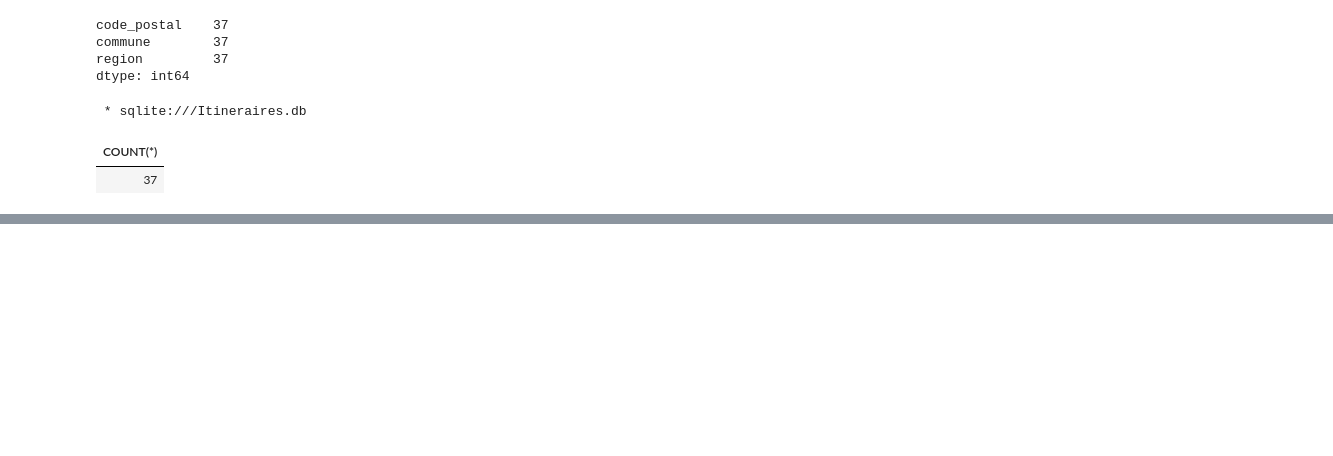
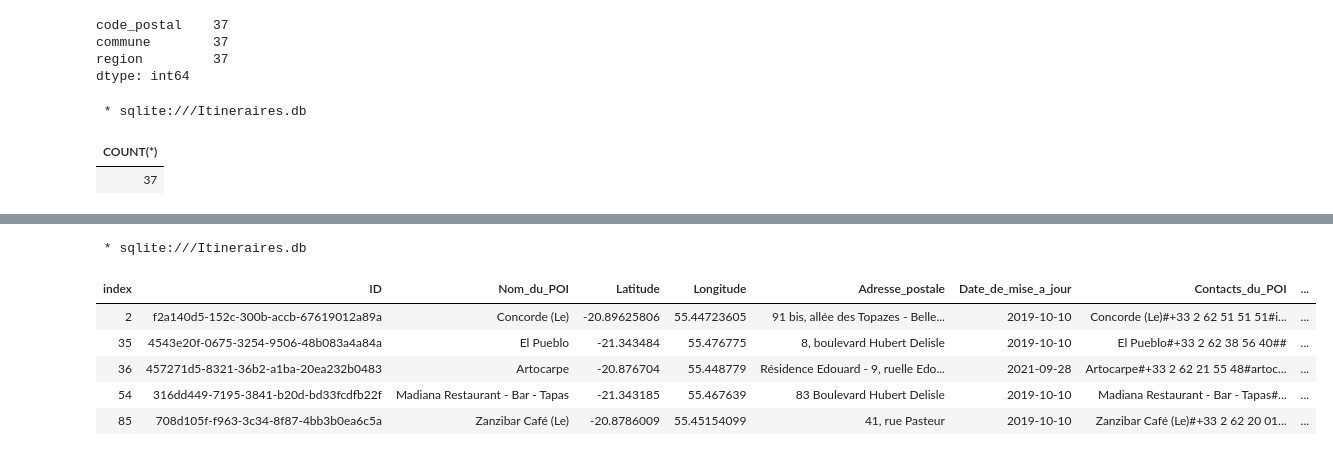
Before and after one commit to OlivierDataS/github_actions, a Jupyter notebook: Projet_Sql.ipynb, the cells around one changed output, grey strips where cells are left out. Drawn from its saved outputs; the diff is of its cells as text; code cells hidden in the pictures; blank space fills up the shorter version.

```diff
--- a/Projet_Sql.ipynb
+++ b/Projet_Sql.ipynb
@@ -323,5 +301,5 @@ Saving reunion_food.csv to reunion_food.csv
 # %%
-poi_reunion_food = pd.read_csv(io.BytesIO(File_uploaded['reunion_food.csv']))
+poi_reunion_food = pd.read_csv('/content/drive/MyDrive/CSV4DB/reunion_food.csv')
 # %%
 %%sql
 persist poi_reunion_food
@@ -388,0 +656,14 @@ SELECT COUNT(*) FROM poi_reunion_ville_cp
+# %%
+%%sql
+SELECT *
+FROM poi_reunion_food
+where category_2 = 'ActivityProvider'
+LIMIT 5;
+# %% [output]
+ * sqlite:///Itineraires.db
+| index | ID | Nom_du_POI | Latitude | Longitude | Adresse_postale | Date_de_mise_a_jour | Contacts_du_POI | ... |
+| 2 | f2a140d5-152c-300b-accb-67619012a89a | Concorde (Le) | -20.89625806 | 55.44723605 | 91 bis, allée des Topazes - Belle... | 2019-10-10 | Concorde (Le)#+33 2 62 51 51 51#i... | ... |
+| 35 | 4543e20f-0675-3254-9506-48b083a4a84a | El Pueblo | -21.343484 | 55.476775 | 8, boulevard Hubert Delisle | 2019-10-10 | El Pueblo#+33 2 62 38 56 40## | ... |
+| 36 | 457271d5-8321-36b2-a1ba-20ea232b0483 | Artocarpe | -20.876704 | 55.448779 | Résidence Edouard - 9, ruelle Edo... | 2021-09-28 | Artocarpe#+33 2 62 21 55 48#artoc... | ... |
+| 54 | 316dd449-7195-3841-b20d-bd33fcdfb22f | Madiana Restaurant - Bar - Tapas | -21.343185 | 55.467639 | 83 Boulevard Hubert Delisle | 2019-10-10 | Madiana Restaurant - Bar - Tapas#... | ... |
+| 85 | 708d105f-f963-3c34-8f87-4bb3b0ea6c5a | Zanzibar Café (Le) | -20.8786009 | 55.45154099 | 41, rue Pasteur | 2019-10-10 | Zanzibar Café (Le)#+33 2 62 20 01... | ... |
```
Also changed, not shown: parts of 80 cells of this notebook.
